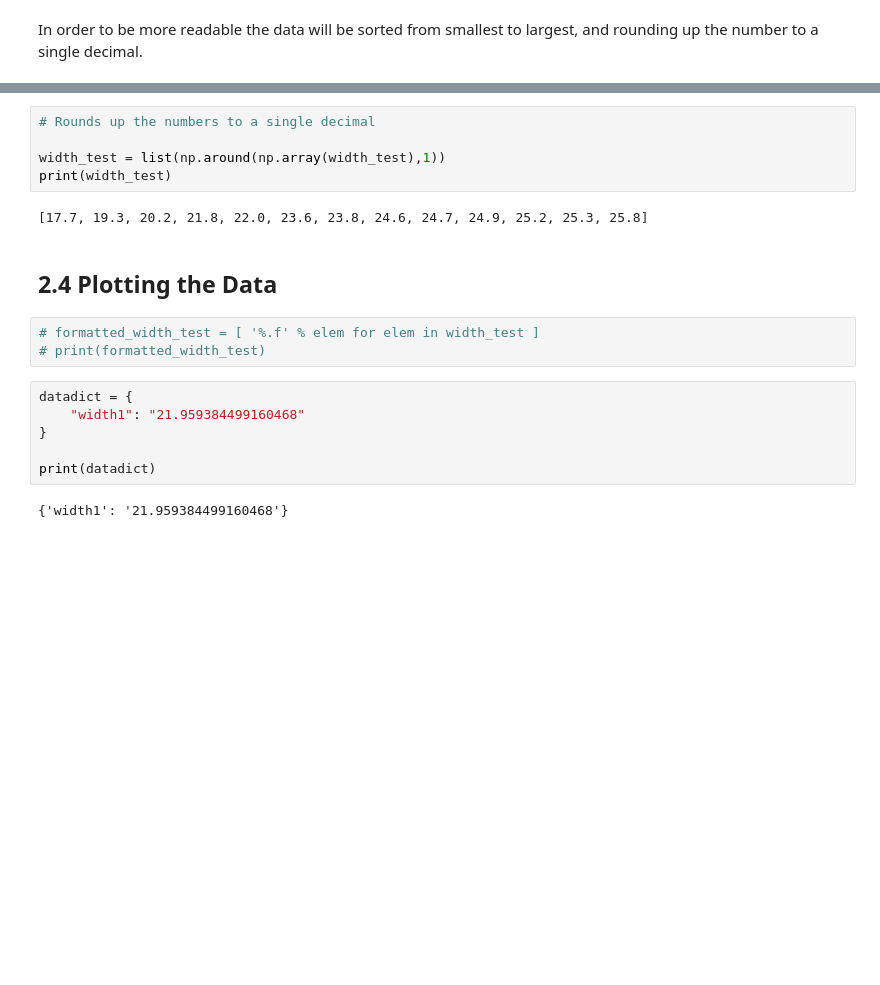
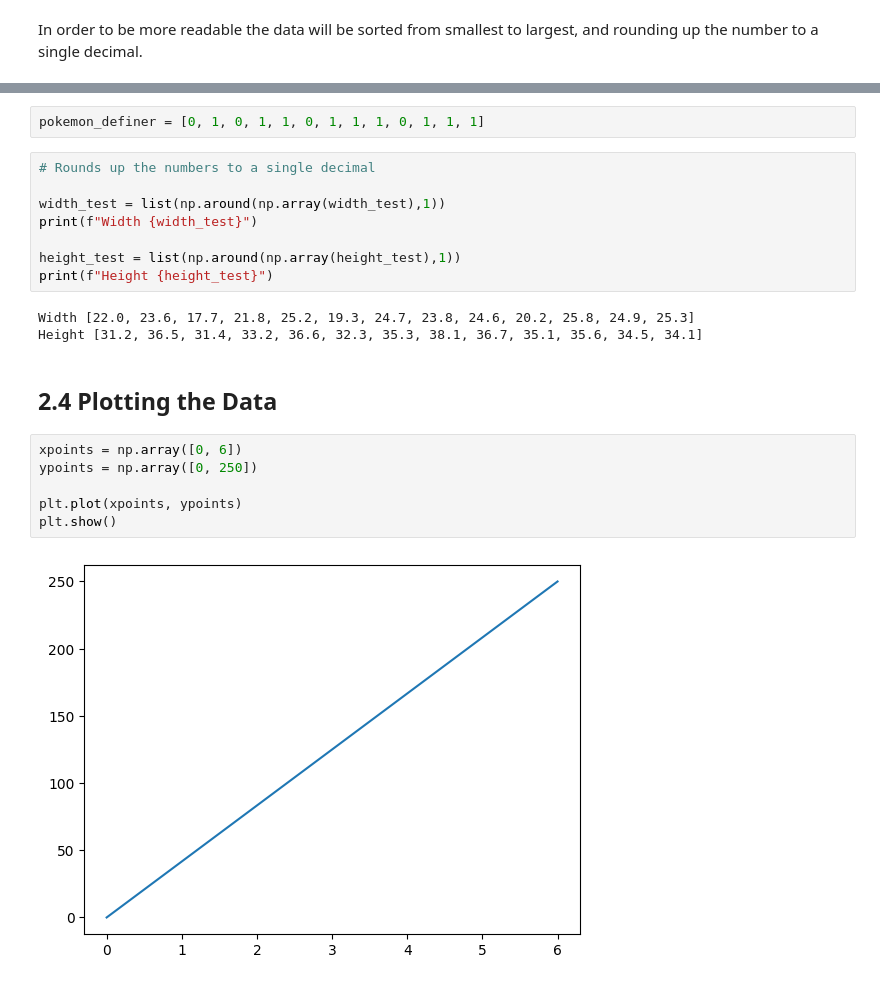
Before and after one commit to Hannesssss/Python-Course-Hannes-Hedberg, a Jupyter notebook: Labs/Labb2_Machinelearning_2/Labb2_Machinelearning.ipynb, the cells around one changed output, grey strips where cells are left out. Saved outputs shown, nothing was run; the diff lists cells and outputs as text; blank space fills up the shorter version.

```diff
--- a/Labs/Labb2_Machinelearning_2/Labb2_Machinelearning.ipynb
+++ b/Labs/Labb2_Machinelearning_2/Labb2_Machinelearning.ipynb
@@ -80,20 +105,23 @@ print(width_test)
+# %%
+pokemon_definer = [0, 1, 0, 1, 1, 0, 1, 1, 1, 0, 1, 1, 1]
 # %%
 # Rounds up the numbers to a single decimal
 
 width_test = list(np.around(np.array(width_test),1))
-print(width_test)
+print(f"Width {width_test}")
+
+height_test = list(np.around(np.array(height_test),1))
+print(f"Height {height_test}")
 # %% [output]
-[17.7, 19.3, 20.2, 21.8, 22.0, 23.6, 23.8, 24.6, 24.7, 24.9, 25.2, 25.3, 25.8]
+Width [22.0, 23.6, 17.7, 21.8, 25.2, 19.3, 24.7, 23.8, 24.6, 20.2, 25.8, 24.9, 25.3]
+Height [31.2, 36.5, 31.4, 33.2, 36.6, 32.3, 35.3, 38.1, 36.7, 35.1, 35.6, 34.5, 34.1]
 # %% [markdown]
 ## 2.4 Plotting the Data
-# %%
-# formatted_width_test = [ '%.f' % elem for elem in width_test ]
-# print(formatted_width_test)
-# %%
-datadict = {
-    "width1": "21.959384499160468"
-}
-
-print(datadict)
-# %% [output]
-{'width1': '21.959384499160468'}
+# %%
+xpoints = np.array([0, 6])
+ypoints = np.array([0, 250])
+
+plt.plot(xpoints, ypoints)
+plt.show()
+# %% [output]
+[figure, added]
```
Also changed, not shown: parts of 5 cells of this notebook, 4 other files.
